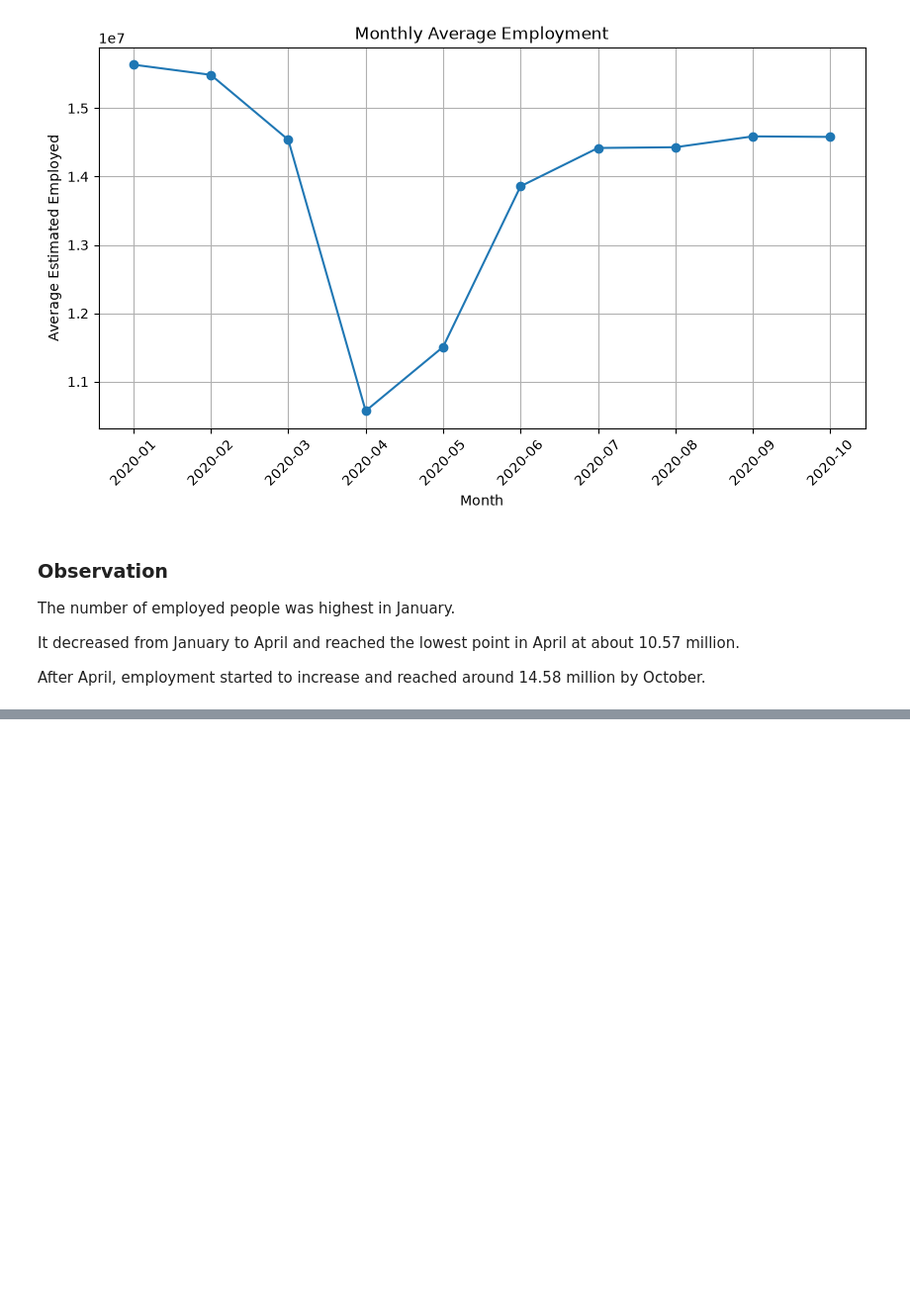
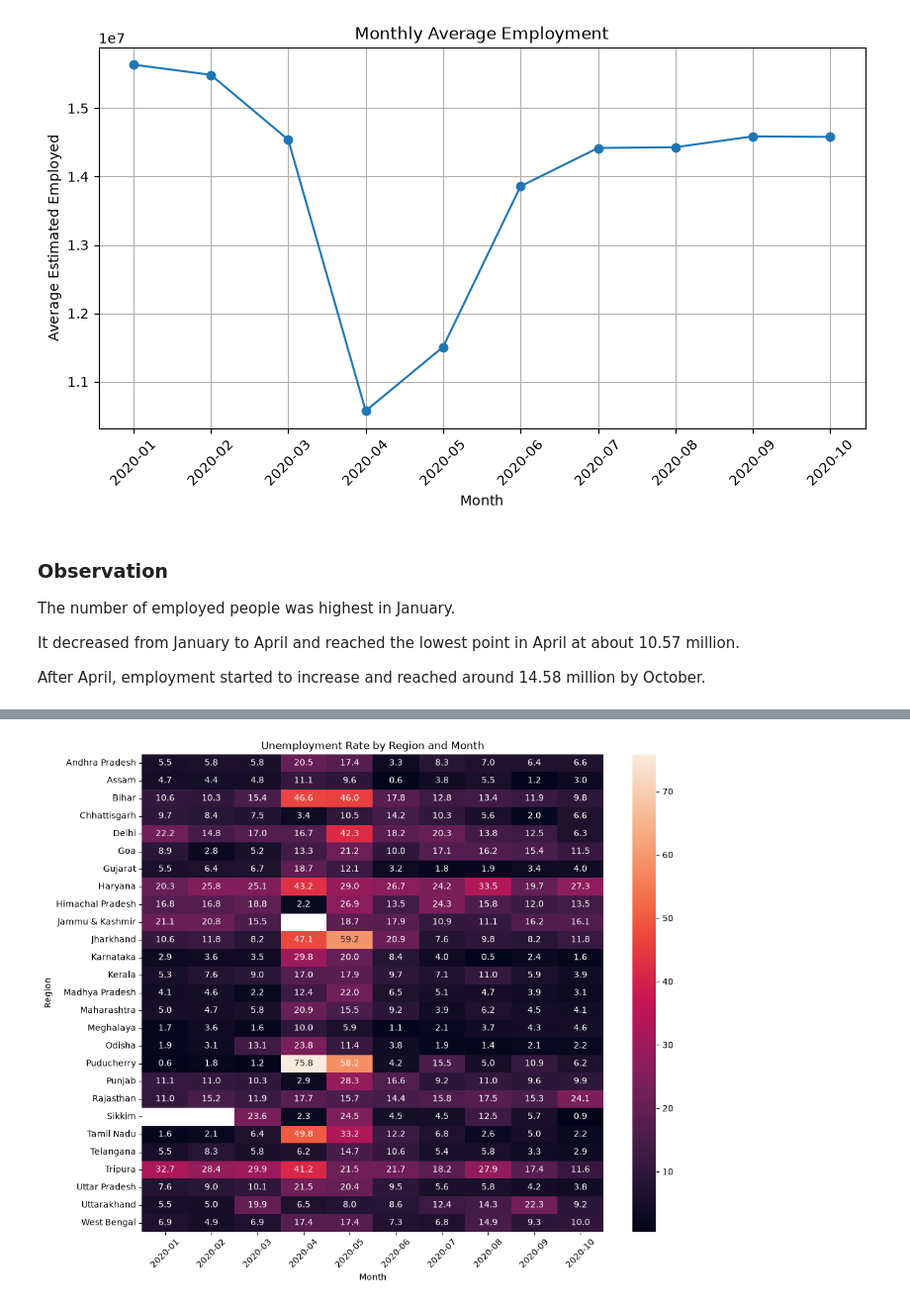
Before and after one commit to Arunbellad-2001/OIBSIP, a Jupyter notebook: DataScience-Task2-UnemploymentAnalysis/Unemployment_Analysis.ipynb, the cells around one changed output, grey strips where cells are left out. Shown at 99% size. Drawn from its saved outputs; the diff is of its cells as text; code cells hidden in the pictures; blank space fills up the shorter version.

```diff
--- a/DataScience-Task2-UnemploymentAnalysis/Unemployment_Analysis.ipynb
+++ b/DataScience-Task2-UnemploymentAnalysis/Unemployment_Analysis.ipynb
@@ -540,0 +627,26 @@ by October.
+# %%
+unemployment_heatmap = (
+    df.pivot_table(
+        index='Region',
+        columns=df['Date'].dt.to_period('M'),
+        values='Estimated Unemployment Rate (%)',
+        aggfunc='mean'
+    )
+)
+
+plt.figure(figsize=(12, 10))
+
+sns.heatmap(
+    unemployment_heatmap,
+    annot=True,
+    fmt='.1f'
+)
+
+plt.title("Unemployment Rate by Region and Month")
+plt.xlabel("Month")
+plt.ylabel("Region")
+plt.xticks(rotation=45)
+
+plt.show()
+# %% [output]
+[figure, added]
```
Also changed, not shown: parts of 12 cells of this notebook.
